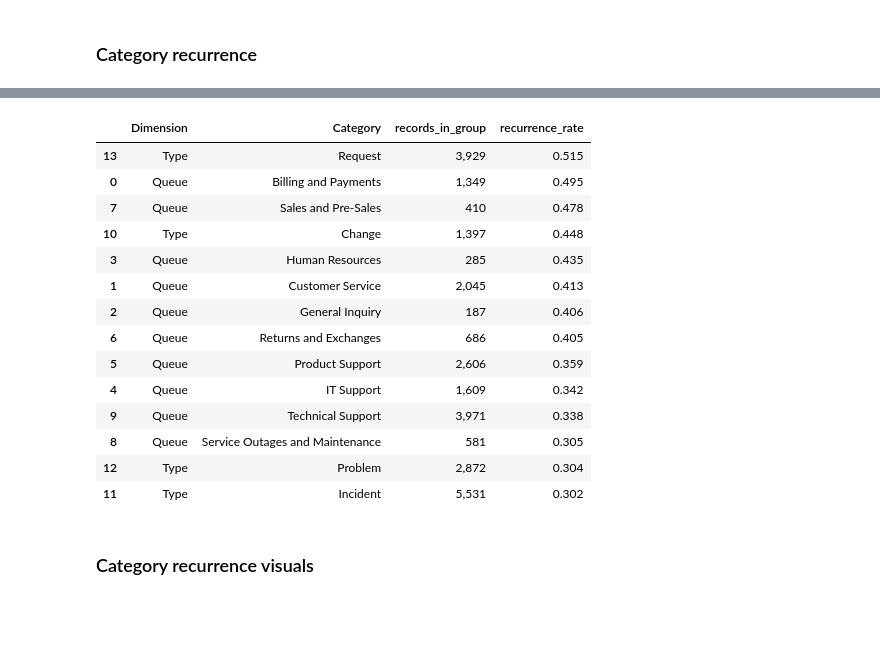
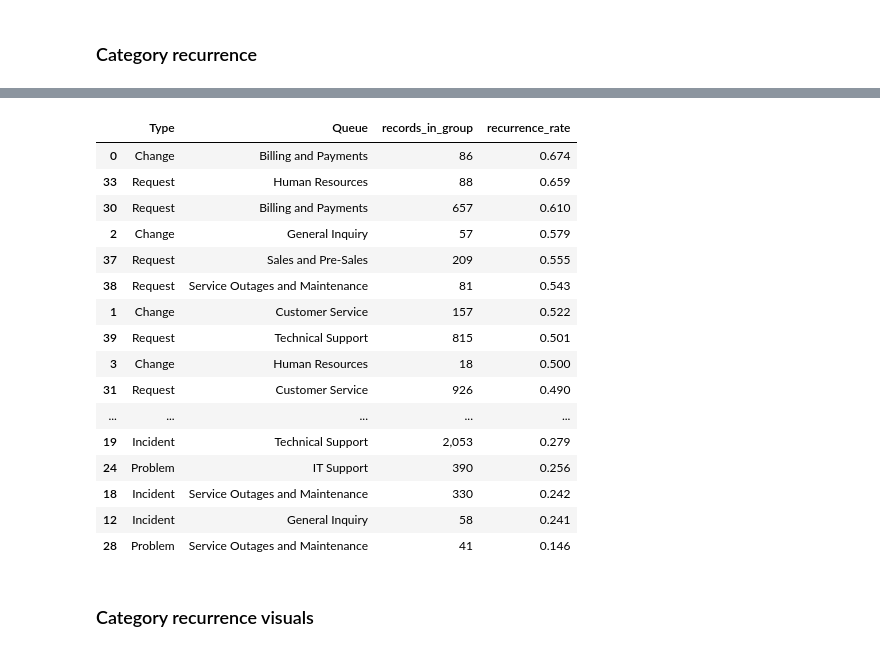
Before and after one commit to David-Golacis/IT-Support-Dashboard, a Jupyter notebook: Notebooks/02_Text_Lemmatisation.ipynb, the cells around one changed output, grey strips where cells are left out. Cells and saved outputs as stored; diff of their text form; code cells hidden in the pictures; blank space fills up the shorter version.

```diff
--- a/Notebooks/02_Text_Lemmatisation.ipynb
+++ b/Notebooks/02_Text_Lemmatisation.ipynb
@@ -70,16 +107,4 @@ First, we combined the subject, body, and answer fields into one large text to c
 # %%
-# Creating a lemmatising text dataframe
-lemmatised_text_df = df.copy()
-
-# Combining text to boost signal
-lemmatised_text_df["Combined Text"] = (
-    lemmatised_text_df["Subject"]
-    + " "
-    + lemmatised_text_df["Body"]
-    + " "
-    + lemmatised_text_df["Answer"]
-)
-
 # Lemmatization using spaCy
 nlp = spacy.load("en_core_web_sm", disable=["parser", "ner"])
 
@@ -103,9 +128,6 @@ lemmatised_text_df["Lemmatised Text"] = lemmatised_text_df["Combined Text"].appl
 # Measuring the token reduction from lemmatising the text
 lemmatised_text_df["Tokens Before"] = lemmatised_text_df["Combined Text"].str.len()
 lemmatised_text_df["Tokens After"] = lemmatised_text_df["Lemmatised Text"].str.len()
-lemmatised_text_df[
-    ["Combined Text", "Lemmatised Text", "Tokens Before", "Tokens After"]
-].to_csv(Config.LEMMATISED_PATH, index=False, encoding="latin-1")
 
 # Show changes at a glance
 display(
@@ -334,56 +399,62 @@ Proportion of tickets exceeding high-similarity thresholds:
 # %%
-# Category-level recurrence (queue/type)
-categories = ["Queue", "Type"]
+#
+lemmatised_text_df["Type - Queue"] = (
+    lemmatised_text_df["Type"].astype(str)
+    + " - "
+    + lemmatised_text_df["Queue"].astype(str)
+)
+
 threshold = 0.85
 records = []
 
-# Loop to go through desired categories
-for col in categories:
-    for name, group in lemmatised_text_df.groupby(col):
-        tfidf_sub = vec_lemma.transform(group["Lemmatised Text"])
-        cos = cosine_similarity(tfidf_sub, dense_output=False)
-        max_vals = [np.delete(cos[i].toarray(), i).max() for i in range(cos.shape[0])]
-        recurrence = (np.array(max_vals) >= threshold).mean()
-        records.append(
-            {
-                "Dimension": col,
-                "Category": name,
-                "records_in_group": len(group),
-                "recurrence_rate": recurrence,
-            }
-        )
+# Loop to go through categories
+for name, group in lemmatised_text_df.groupby("Type - Queue"):
+    tfidf_sub = vec_lemma.transform(group["Lemmatised Text"])
+    cos = cosine_similarity(tfidf_sub, dense_output=False)
+    max_vals = [np.delete(cos[i].toarray(), i).max() for i in range(cos.shape[0])]
+    recurrence = (np.array(max_vals) >= threshold).mean()
+    records.append(
+        {
+            "Type": name.split(" - ")[0],
+            "Queue": name.split(" - ")[1],
+            "records_in_group": len(group),
+            "recurrence_rate": recurrence,
+        }
+    )
 
 category_recurrence_df = pd.DataFrame(records).sort_values(
     "recurrence_rate", ascending=False
 )
 
 # Saving the category recurrance table to CSV
 category_recurrence_df.to_csv(
     Config.CAT_RECURRENCE_CSV_PATH, index=False, encoding="utf-8"
 )
 
 # Showing the recurrance rates
 display(
     category_recurrence_df.style.format(
         {"recurrence_rate": "{:.3f}", "records_in_group": "{:,}"}
     )
 )
 # %% [output]
-|  | Dimension | Category | records_in_group | recurrence_rate |
-| 13 | Type | Request | 3,929 | 0.515 |
-| 0 | Queue | Billing and Payments | 1,349 | 0.495 |
-| 7 | Queue | Sales and Pre-Sales | 410 | 0.478 |
-| 10 | Type | Change | 1,397 | 0.448 |
-| 3 | Queue | Human Resources | 285 | 0.435 |
-| 1 | Queue | Customer Service | 2,045 | 0.413 |
-| 2 | Queue | General Inquiry | 187 | 0.406 |
-| 6 | Queue | Returns and Exchanges | 686 | 0.405 |
-| 5 | Queue | Product Support | 2,606 | 0.359 |
-| 4 | Queue | IT Support | 1,609 | 0.342 |
-| 9 | Queue | Technical Support | 3,971 | 0.338 |
-| 8 | Queue | Service Outages and Maintenance | 581 | 0.305 |
-| 12 | Type | Problem | 2,872 | 0.304 |
-| 11 | Type | Incident | 5,531 | 0.302 |
+|  | Type | Queue | records_in_group | recurrence_rate |
+| 0 | Change | Billing and Payments | 86 | 0.674 |
+| 33 | Request | Human Resources | 88 | 0.659 |
+| 30 | Request | Billing and Payments | 657 | 0.610 |
+| 2 | Change | General Inquiry | 57 | 0.579 |
+| 37 | Request | Sales and Pre-Sales | 209 | 0.555 |
+| 38 | Request | Service Outages and Maintenance | 81 | 0.543 |
+| 1 | Change | Customer Service | 157 | 0.522 |
+| 39 | Request | Technical Support | 815 | 0.501 |
+| 3 | Change | Human Resources | 18 | 0.500 |
+| 31 | Request | Customer Service | 926 | 0.490 |
+| ... | ... | ... | ... | ... |
+| 19 | Incident | Technical Support | 2,053 | 0.279 |
+| 24 | Problem | IT Support | 390 | 0.256 |
+| 18 | Incident | Service Outages and Maintenance | 330 | 0.242 |
+| 12 | Incident | General Inquiry | 58 | 0.241 |
+| 28 | Problem | Service Outages and Maintenance | 41 | 0.146 |
 # %% [markdown]
 ### Category recurrence visuals
 # %%
```
Also changed, not shown: parts of 9 cells of this notebook, 4 other files.
